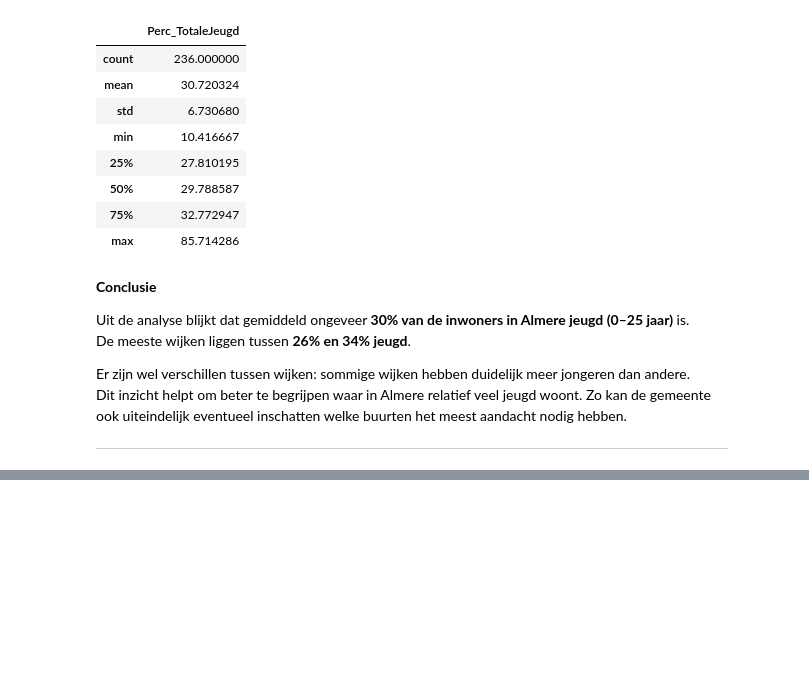
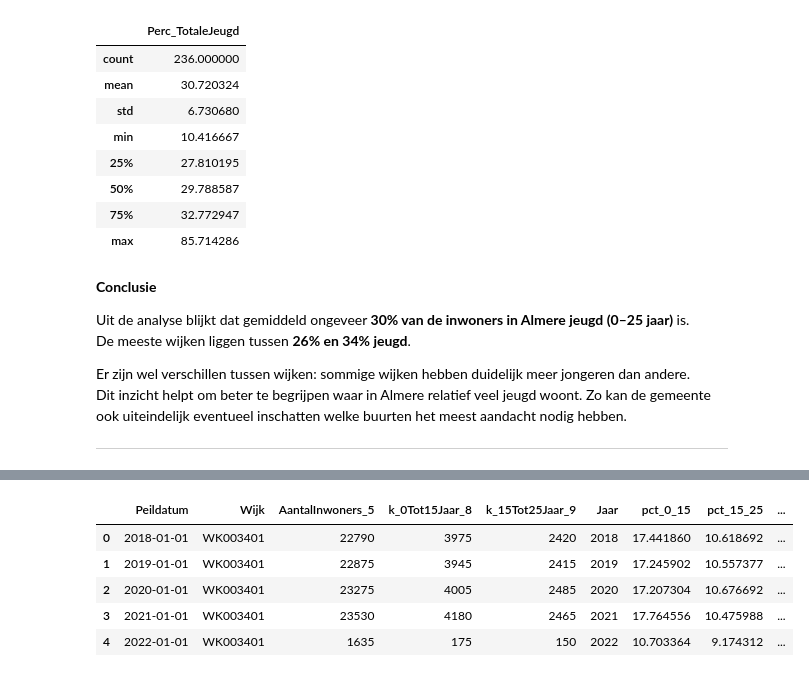
Before and after one commit to Ismael-991/almere-jeugd-voorspelling, a Jupyter notebook: notebooks/individual/Wail_notebook.ipynb, the cells around one changed output, grey strips where cells are left out. Cells and saved outputs as stored; diff of their text form; code cells hidden in the pictures; blank space fills up the shorter version.

```diff
--- a/notebooks/individual/Wail_notebook.ipynb
+++ b/notebooks/individual/Wail_notebook.ipynb
@@ -644,0 +662,9 @@ Zo kan de gemeente ook uiteindelijk eventueel inschatten welke buurten het meest
+# %%
+import pandas as pd
+
+# dataset laden
+input_path = "../../data/processed/df_v8_ready_for_analysis.csv"
+df = pd.read_csv(input_path)
+
+print(df.shape)
+df.head()
@@ -644,0 +698,18 @@ Zo kan de gemeente ook uiteindelijk eventueel inschatten welke buurten het meest
+# %%
+# dataset sorteren op wijk en jaar
+df = df.sort_values(["Wijk", "Jaar"])
+
+# Jeugdzorg variabele: totaal aantal jongeren (0-15 + 15-25)
+df["Jeugdzorg"] = df["k_0Tot15Jaar_8"] + df["k_15Tot25Jaar_9"]
+
+# lag variabele maken (vorig jaar waarde)
+df["Jeugdzorg_lag1"] = df.groupby("Wijk")["Jeugdzorg"].shift(1)
+
+df.head()
+# %% [output]
+|  | Peildatum | Wijk | AantalInwoners_5 | k_0Tot15Jaar_8 | k_15Tot25Jaar_9 | Jaar | pct_0_15 | pct_15_25 | ... |
+| 0 | 2018-01-01 | WK003401 | 22790 | 3975 | 2420 | 2018 | 17.441860 | 10.618692 | ... |
+| 1 | 2019-01-01 | WK003401 | 22875 | 3945 | 2415 | 2019 | 17.245902 | 10.557377 | ... |
+| 2 | 2020-01-01 | WK003401 | 23275 | 4005 | 2485 | 2020 | 17.207304 | 10.676692 | ... |
+| 3 | 2021-01-01 | WK003401 | 23530 | 4180 | 2465 | 2021 | 17.764556 | 10.475988 | ... |
+| 4 | 2022-01-01 | WK003401 | 1635 | 175 | 150 | 2022 | 10.703364 | 9.174312 | ... |
```
Also changed, not shown: parts of 12 cells of this notebook, 1 other file.
